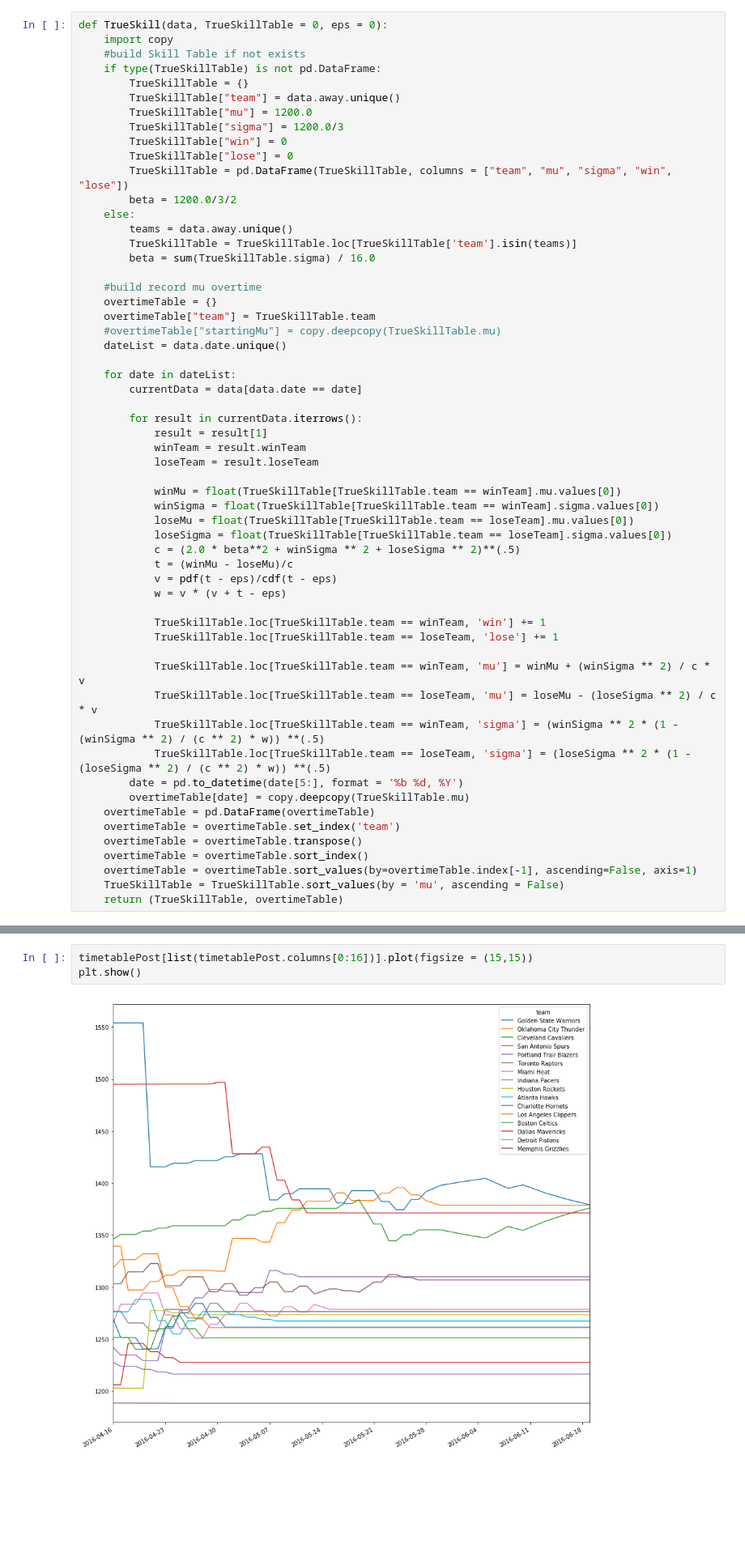
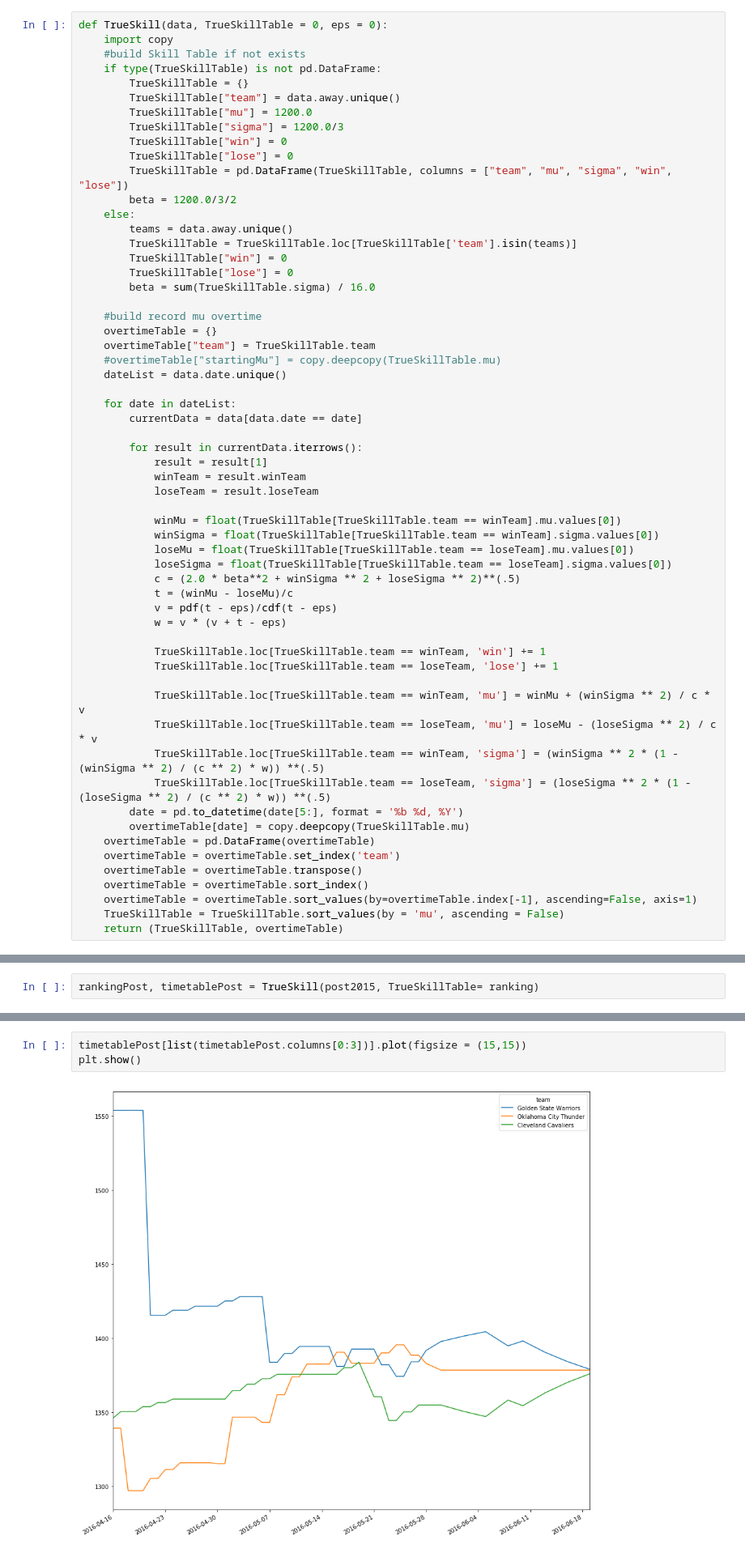
Before and after one commit to pydu-brys/NBA-Analytics, a Jupyter notebook: TrueSkill2.ipynb, the cells around one changed output, grey strips where cells are left out. Shown: that part at 81% size. Saved outputs shown, nothing was run; the diff lists cells and outputs as text; blank space fills up the shorter version.

Commit message:
plot generated and post season function

```diff
--- a/TrueSkill2.ipynb
+++ b/TrueSkill2.ipynb
@@ -91,6 +91,8 @@ def TrueSkill(data, TrueSkillTable = 0, eps = 0):
     else:
         teams = data.away.unique()
         TrueSkillTable = TrueSkillTable.loc[TrueSkillTable['team'].isin(teams)]
+        TrueSkillTable["win"] = 0
+        TrueSkillTable["lose"] = 0
         beta = sum(TrueSkillTable.sigma) / 16.0
 
     #build record mu overtime
@@ -140,0 +141,2 @@ ranking, timetable = TrueSkill(reg2015)
+# %%
+rankingPost, timetablePost = TrueSkill(post2015, TrueSkillTable= ranking)
@@ -144,10 +156,10 @@ plt.show()
 # %% [output]
 [figure]
 # %%
-timetablePost[list(timetablePost.columns[0:16])].plot(figsize = (15,15))
+timetablePost[list(timetablePost.columns[0:3])].plot(figsize = (15,15))
 plt.show()
 # %% [output]
-[figure, old version]
+[figure, new version]
 # %%
 timetablePost
 # %% [output]
```
Also changed, not shown: parts of 3 cells of this notebook.
